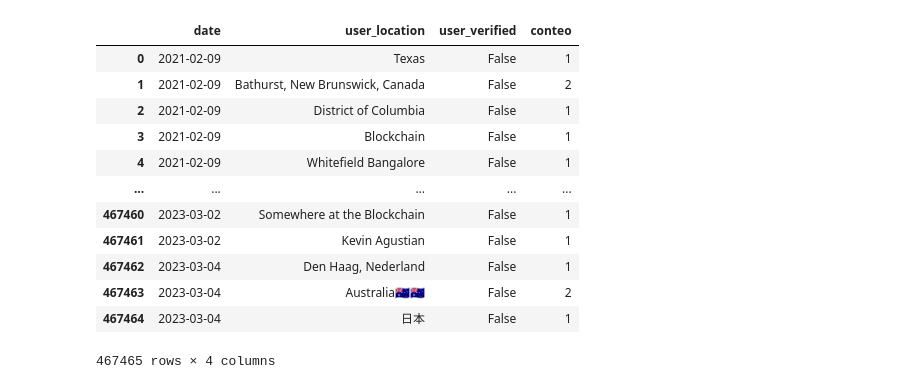
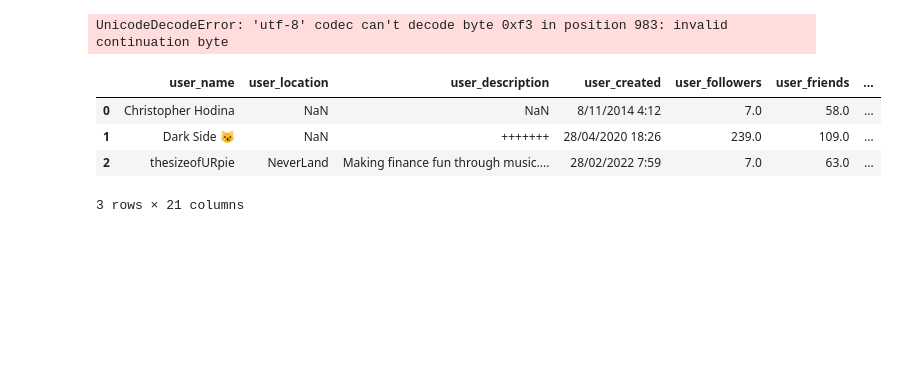
Before and after one commit to Julianjuyo/big_data_spark, a Jupyter notebook: talleres/Taller 2/pruebas.ipynb, the cells around one changed output. Cells and saved outputs as stored; diff of their text form; code cells hidden in the pictures; blank space fills up the shorter version.

```diff
--- a/talleres/Taller 2/pruebas.ipynb
+++ b/talleres/Taller 2/pruebas.ipynb
@@ -28,32 +8,33 @@ Note: you may need to restart the kernel to use updated packages.
-# %%
-df = pd.read_csv('agrupada.csv')
-df
-# %% [output]
-|  | date | user_location | user_verified | conteo |
-| 0 | 2021-02-09 | Texas | False | 1 |
-| 1 | 2021-02-09 | Bathurst, New Brunswick, Canada | False | 2 |
-| 2 | 2021-02-09 | District of Columbia | False | 1 |
-| 3 | 2021-02-09 | Blockchain | False | 1 |
-| 4 | 2021-02-09 | Whitefield Bangalore | False | 1 |
-| ... | ... | ... | ... | ... |
-| 467460 | 2023-03-02 | Somewhere at the Blockchain | False | 1 |
-| 467461 | 2023-03-02 | Kevin Agustian | False | 1 |
-| 467462 | 2023-03-04 | Den Haag, Nederland | False | 1 |
-| 467463 | 2023-03-04 | Australia🇦🇺🇦🇺 | False | 2 |
-| 467464 | 2023-03-04 | 日本 | False | 1 |
-467465 rows × 4 columns
+# %%
+def readcsv(path,limit,sep):
+    if limit == 0:
+        df = pd.read_csv(path,sep=sep)
+    else:
+        df = pd.read_csv(path, nrows=limit,sep=sep)
+    return df
+
+df_data_agrupada = readcsv("data2.csv",0,";")
+# %% [output]
+UnicodeDecodeError: 'utf-8' codec can't decode byte 0xf3 in position 983: invalid continuation byte
 # %%
 import pandas as pd
 import random
 
 # Assuming you have a DataFrame named 'df' and two dates named 'start_date' and 'end_date'
 
 # Convert start_date and end_date to datetime objects
-start_date = pd.to_datetime('2022-01-01')
-end_date = pd.to_datetime('2022-12-31')
+start_date = pd.to_datetime('2023-04-01')
+end_date = pd.to_datetime('2023-05-28')
 
 # Generate random dates between start_date and end_date
-df['random_date'] = [start_date + pd.DateOffset(days=random.randint(0, (end_date - start_date).days)) for _ in range(len(df))]
+df_data_agrupada['date'] = [start_date + pd.DateOffset(days=random.randint(0, (end_date - start_date).days)) for _ in range(len(df_data_agrupada))]
 
 # Display the updated DataFrame
-print(df)
+df_data_agrupada.head(3)
+# df_data_agrupada.info()
+# %% [output]
+|  | user_name | user_location | user_description | user_created | user_followers | user_friends | ... |
+| 0 | Christopher Hodina | NaN | NaN | 8/11/2014 4:12 | 7.0 | 58.0 | ... |
+| 1 | Dark Side 😼 | NaN | +++++++ | 28/04/2020 18:26 | 239.0 | 109.0 | ... |
+| 2 | thesizeofURpie | NeverLand | Making finance fun through music.... | 28/02/2022 7:59 | 7.0 | 63.0 | ... |
+3 rows × 21 columns
```
Also changed, not shown: parts of 7 cells of this notebook, 2 other files.
